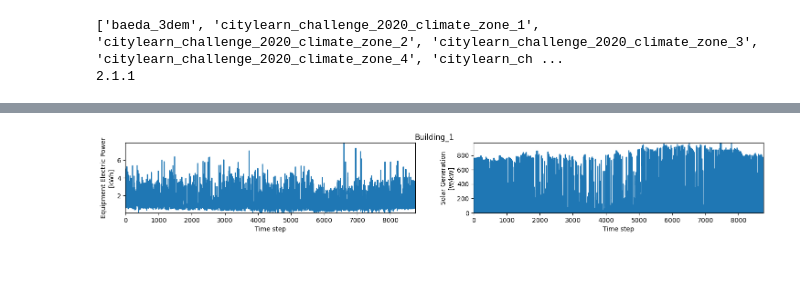
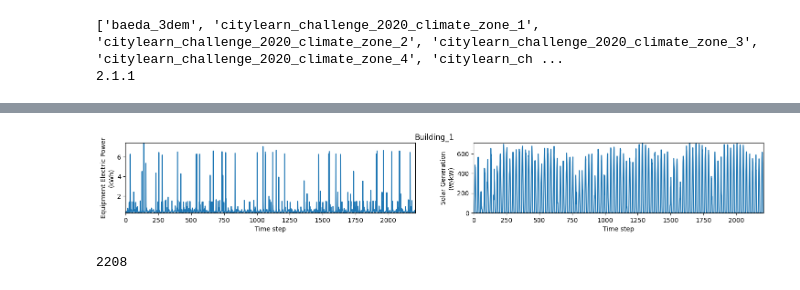
Before and after one commit to Sasmn/szakdolgozat_citylearn, a Jupyter notebook: data_analysis.ipynb, the cells around one changed output, grey strips where cells are left out. Saved outputs shown, nothing was run; the diff lists cells and outputs as text; code cells hidden in the pictures.

```diff
--- a/data_analysis.ipynb
+++ b/data_analysis.ipynb
@@ -45,5 +45,6 @@ print(citylearn.__version__)
 ['baeda_3dem', 'citylearn_challenge_2020_climate_zone_1', 'citylearn_challenge_2020_climate_zone_2', 'citylearn_challenge_2020_climate_zone_3', 'citylearn_challenge_2020_climate_zone_4', 'citylearn_ch ...
 2.1.1
 # %%
-DATASET_NAME = 'citylearn_challenge_2022_phase_all'
+DATASET_NAME = 'citylearn_challenge_2023_phase_3_3'
 schema = DataSet.get_schema(DATASET_NAME)
+schema
@@ -68,14 +87,16 @@ display(building_data.describe(include='all'))
 %matplotlib inline
 fig, axs = plt.subplots(1, 2, figsize=(18, 2))
 x = building_data.index
-y1 = building_data['Equipment Electric Power [kWh]']
-y2 = building_data['Solar Generation [W/kW]']
+y1 = building_data['Equipment Electric Power (kWh)']
+y2 = building_data['Solar Generation (W/kW)']
 axs[0].plot(x, y1)
 axs[0].set_xlabel('Time step')
-axs[0].set_ylabel('Equipment Electric Power\n[kWh]')
+axs[0].set_ylabel('Equipment Electric Power\n(kWh)')
 axs[1].plot(x, y2)
 axs[1].set_xlabel('Time step')
-axs[1].set_ylabel('Solar Generation\n[W/kW]')
+axs[1].set_ylabel('Solar Generation\n(W/kW)')
 fig.suptitle(building_1)
 plt.show()
+
+print(len(building_data))
 # %% [output]
@@ -97 +118,2 @@ plt.show()
-[figure, old version]
+[figure, new version]
+2208
```
Also changed, not shown: parts of 24 cells of this notebook, 5 other files.
